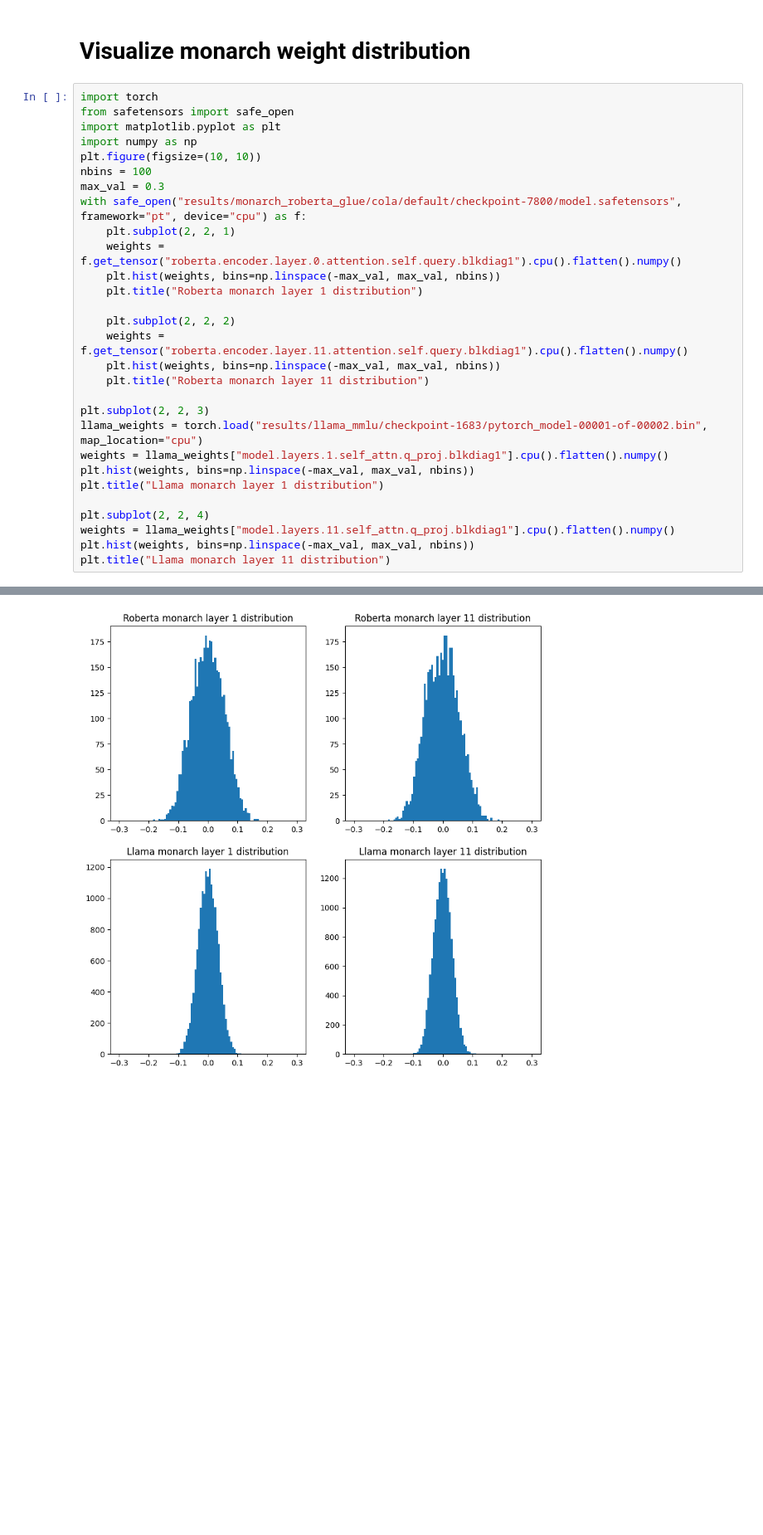
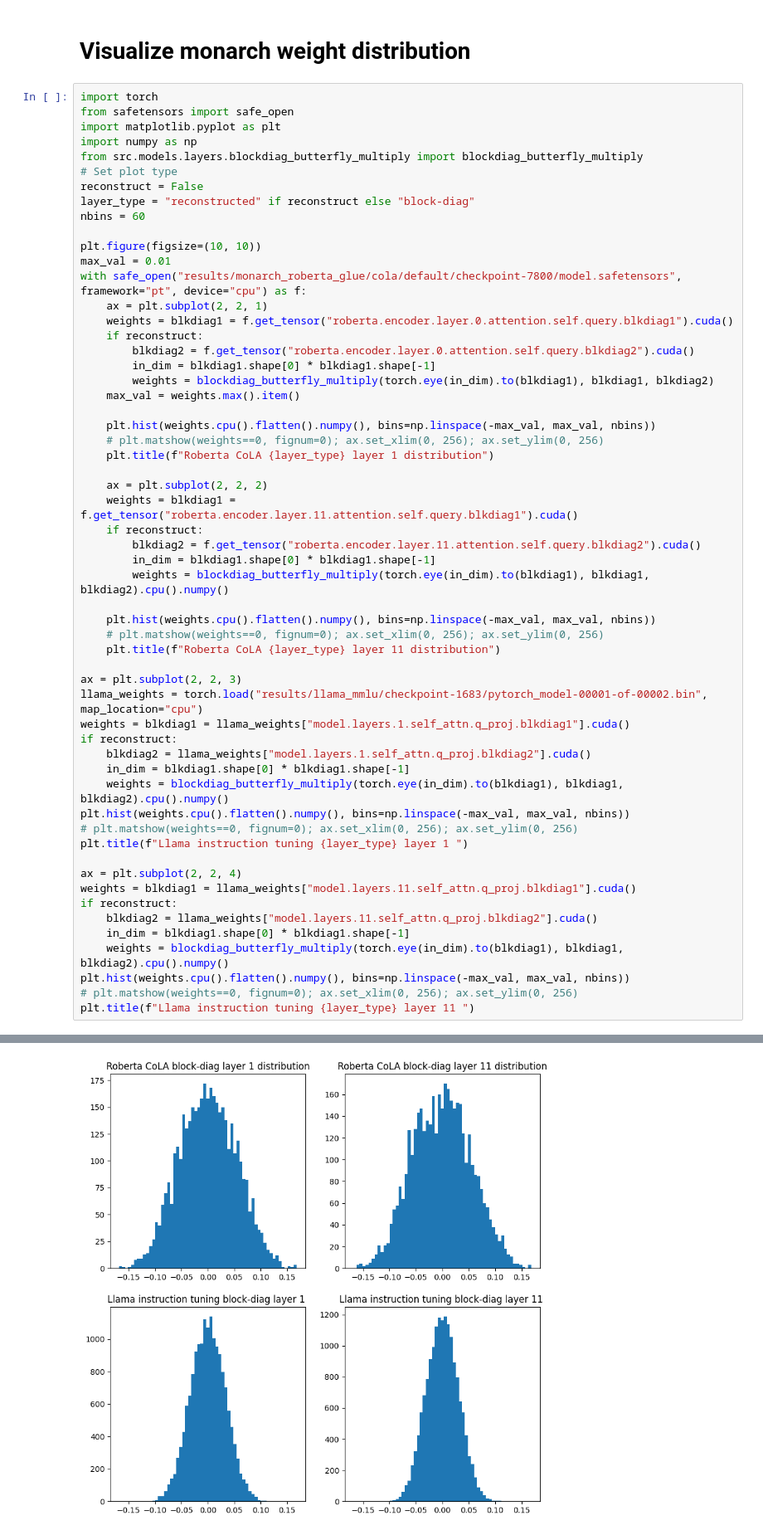
Before and after one commit to SprocketLab/sparse_matrix_fine_tuning, a Jupyter notebook: show_hp.ipynb, the cells around one changed output, grey strips where cells are left out. Shown: that part at 83% size. Drawn from its saved outputs; the diff is of its cells as text; blank space fills up the shorter version.

```diff
--- a/show_hp.ipynb
+++ b/show_hp.ipynb
@@ -60,28 +60,56 @@ import torch
 from safetensors import safe_open
 import matplotlib.pyplot as plt
 import numpy as np
+from src.models.layers.blockdiag_butterfly_multiply import blockdiag_butterfly_multiply
+# Set plot type
+reconstruct = False
+layer_type = "reconstructed" if reconstruct else "block-diag"
+nbins = 60
+
 plt.figure(figsize=(10, 10))
-nbins = 100
-max_val = 0.3
+max_val = 0.01
 with safe_open("results/monarch_roberta_glue/cola/default/checkpoint-7800/model.safetensors", framework="pt", device="cpu") as f:
-    plt.subplot(2, 2, 1)
-    weights = f.get_tensor("roberta.encoder.layer.0.attention.self.query.blkdiag1").cpu().flatten().numpy()
-    plt.hist(weights, bins=np.linspace(-max_val, max_val, nbins))
-    plt.title("Roberta monarch layer 1 distribution")
+    ax = plt.subplot(2, 2, 1)
+    weights = blkdiag1 = f.get_tensor("roberta.encoder.layer.0.attention.self.query.blkdiag1").cuda()
+    if reconstruct:
+        blkdiag2 = f.get_tensor("roberta.encoder.layer.0.attention.self.query.blkdiag2").cuda()
+        in_dim = blkdiag1.shape[0] * blkdiag1.shape[-1]
+        weights = blockdiag_butterfly_multiply(torch.eye(in_dim).to(blkdiag1), blkdiag1, blkdiag2)
+    max_val = weights.max().item()
 
-    plt.subplot(2, 2, 2)
-    weights = f.get_tensor("roberta.encoder.layer.11.attention.self.query.blkdiag1").cpu().flatten().numpy()
-    plt.hist(weights, bins=np.linspace(-max_val, max_val, nbins))
-    plt.title("Roberta monarch layer 11 distribution")
+    plt.hist(weights.cpu().flatten().numpy(), bins=np.linspace(-max_val, max_val, nbins))
+    # plt.matshow(weights==0, fignum=0); ax.set_xlim(0, 256); ax.set_ylim(0, 256)
+    plt.title(f"Roberta CoLA {layer_type} layer 1 distribution")
 
-plt.subplot(2, 2, 3)
+    ax = plt.subplot(2, 2, 2)
+    weights = blkdiag1 = f.get_tensor("roberta.encoder.layer.11.attention.self.query.blkdiag1").cuda()
+    if reconstruct:
+        blkdiag2 = f.get_tensor("roberta.encoder.layer.11.attention.self.query.blkdiag2").cuda()
+        in_dim = blkdiag1.shape[0] * blkdiag1.shape[-1]
+        weights = blockdiag_butterfly_multiply(torch.eye(in_dim).to(blkdiag1), blkdiag1, blkdiag2).cpu().numpy()
+
+    plt.hist(weights.cpu().flatten().numpy(), bins=np.linspace(-max_val, max_val, nbins))
+    # plt.matshow(weights==0, fignum=0); ax.set_xlim(0, 256); ax.set_ylim(0, 256)
+    plt.title(f"Roberta CoLA {layer_type} layer 11 distribution")
+
+ax = plt.subplot(2, 2, 3)
 llama_weights = torch.load("results/llama_mmlu/checkpoint-1683/pytorch_model-00001-of-00002.bin", map_location="cpu")
-weights = llama_weights["model.layers.1.self_attn.q_proj.blkdiag1"].cpu().flatten().numpy()
-plt.hist(weights, bins=np.linspace(-max_val, max_val, nbins))
-plt.title("Llama monarch layer 1 distribution")
+weights = blkdiag1 = llama_weights["model.layers.1.self_attn.q_proj.blkdiag1"].cuda()
+if reconstruct:
+    blkdiag2 = llama_weights["model.layers.1.self_attn.q_proj.blkdiag2"].cuda()
+    in_dim = blkdiag1.shape[0] * blkdiag1.shape[-1]
+    weights = blockdiag_butterfly_multiply(torch.eye(in_dim).to(blkdiag1), blkdiag1, blkdiag2).cpu().numpy()
+plt.hist(weights.cpu().flatten().numpy(), bins=np.linspace(-max_val, max_val, nbins))
+# plt.matshow(weights==0, fignum=0); ax.set_xlim(0, 256); ax.set_ylim(0, 256)
+plt.title(f"Llama instruction tuning {layer_type} layer 1 ")
 
-plt.subplot(2, 2, 4)
-weights = llama_weights["model.layers.11.self_attn.q_proj.blkdiag1"].cpu().flatten().numpy()
-plt.hist(weights, bins=np.linspace(-max_val, max_val, nbins))
-plt.title("Llama monarch layer 11 distribution")
+ax = plt.subplot(2, 2, 4)
+weights = blkdiag1 = llama_weights["model.layers.11.self_attn.q_proj.blkdiag1"].cuda()
+if reconstruct:
+    blkdiag2 = llama_weights["model.layers.11.self_attn.q_proj.blkdiag2"].cuda()
+    in_dim = blkdiag1.shape[0] * blkdiag1.shape[-1]
+    weights = blockdiag_butterfly_multiply(torch.eye(in_dim).to(blkdiag1), blkdiag1, blkdiag2).cpu().numpy()
+plt.hist(weights.cpu().flatten().numpy(), bins=np.linspace(-max_val, max_val, nbins))
+# plt.matshow(weights==0, fignum=0); ax.set_xlim(0, 256); ax.set_ylim(0, 256)
+plt.title(f"Llama instruction tuning {layer_type} layer 11 ")
 # %% [output]
@@ -89,2 +117,2 @@ Text(0.5, 1.0, 'Llama monarch layer 11 distribution')
-[figure, old version]
+[figure, new version]
 # %%
```
Also changed, not shown: parts of 2 cells of this notebook, 40 other files.
